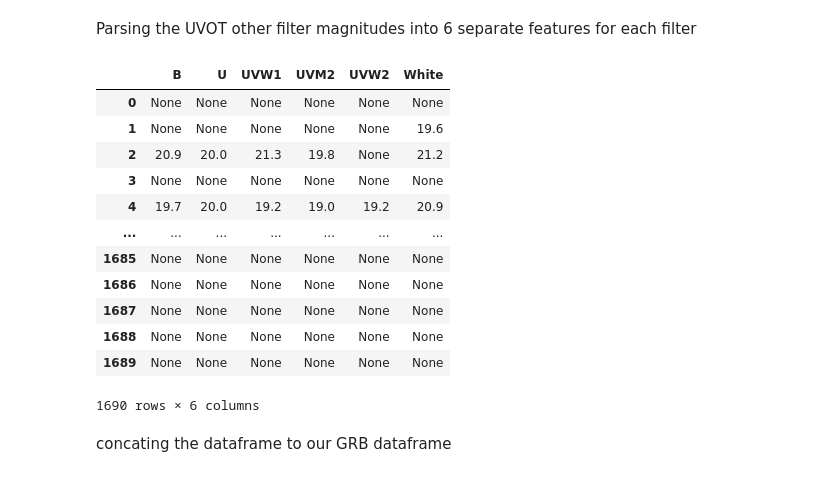
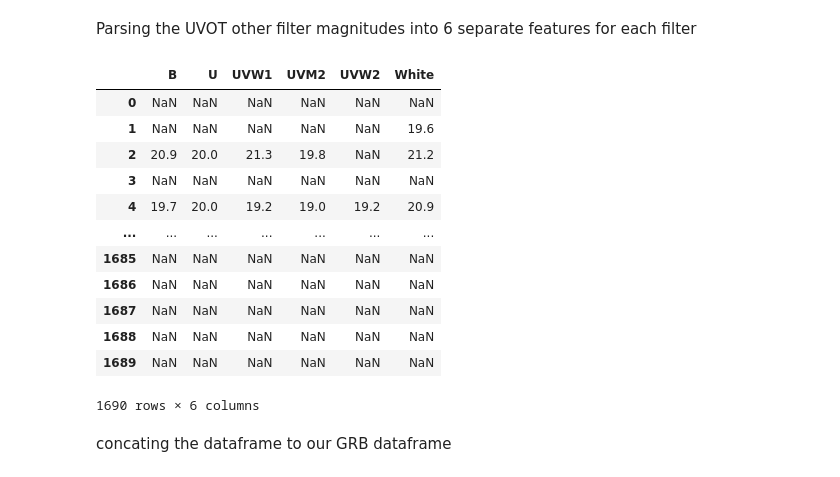
Before and after one commit to Alcatraz312/grb-classification, a Jupyter notebook: src/Preprocessing/main.ipynb, the cells around one changed output. Drawn from its saved outputs; the diff is of its cells as text; code cells hidden in the pictures.

```diff
--- a/src/main.ipynb
+++ b/src/Preprocessing/main.ipynb
@@ -477,8 +477,8 @@ def parse_uvot(value):
 
     '''
     #setting the default values
-    upper_limit = None
-    detection_flag = None
+    upper_limit = np.nan
+    detection_flag = np.nan
 
     try:
         if isinstance(value, str):      # for no detection
@@ -543,43 +543,43 @@ Parsing the UVOT other filter magnitudes into 6 separate features for each filte
 # %%
 def parsing_uvot_other(values):
 
     diction = {                 # create a default dictionary for each filter with none as default upper limit magnitude values
-        "B" : None,
-        "U" : None,
-        "UVW1" : None,
-        "UVM2" : None,
-        "UVW2" : None,
-        "White" : None
+        "B" : np.nan,
+        "U" : np.nan,
+        "UVW1" : np.nan,
+        "UVM2" : np.nan,
+        "UVW2" : np.nan,
+        "White" : np.nan
     }
 
     if isinstance(values, str):      # check for datatype of the value
         value = values.split("|")      # split the value for different filters to create a list
 
         #create a dictionary of each filter as filter name as key and non-detection upper limit as its value, for each column value
         for part in value:
             if part.split(">")[0] in diction:
                 diction[part.split(">")[0]] = part.split(">")[1]
         return diction
     else:
         return diction
 
 list_of_dict = df2["UVOT Other Filter Magnitudes"].apply(parsing_uvot_other).tolist()    # list of dictionaries
 
 parsed_dataframe = pd.DataFrame(list_of_dict)    # dataframe created from the list of the dictionaries
 parsed_dataframe
 # %% [output]
 |  | B | U | UVW1 | UVM2 | UVW2 | White |
-| 0 | None | None | None | None | None | None |
-| 1 | None | None | None | None | None | 19.6 |
-| 2 | 20.9 | 20.0 | 21.3 | 19.8 | None | 21.2 |
-| 3 | None | None | None | None | None | None |
+| 0 | NaN | NaN | NaN | NaN | NaN | NaN |
+| 1 | NaN | NaN | NaN | NaN | NaN | 19.6 |
+| 2 | 20.9 | 20.0 | 21.3 | 19.8 | NaN | 21.2 |
+| 3 | NaN | NaN | NaN | NaN | NaN | NaN |
 | 4 | 19.7 | 20.0 | 19.2 | 19.0 | 19.2 | 20.9 |
 | ... | ... | ... | ... | ... | ... | ... |
-| 1685 | None | None | None | None | None | None |
-| 1686 | None | None | None | None | None | None |
-| 1687 | None | None | None | None | None | None |
-| 1688 | None | None | None | None | None | None |
-| 1689 | None | None | None | None | None | None |
+| 1685 | NaN | NaN | NaN | NaN | NaN | NaN |
+| 1686 | NaN | NaN | NaN | NaN | NaN | NaN |
+| 1687 | NaN | NaN | NaN | NaN | NaN | NaN |
+| 1688 | NaN | NaN | NaN | NaN | NaN | NaN |
+| 1689 | NaN | NaN | NaN | NaN | NaN | NaN |
 1690 rows × 6 columns
 # %% [markdown]
 concating the dataframe to our GRB dataframe
```
Also changed, not shown: parts of 23 cells of this notebook, 1 other file.
